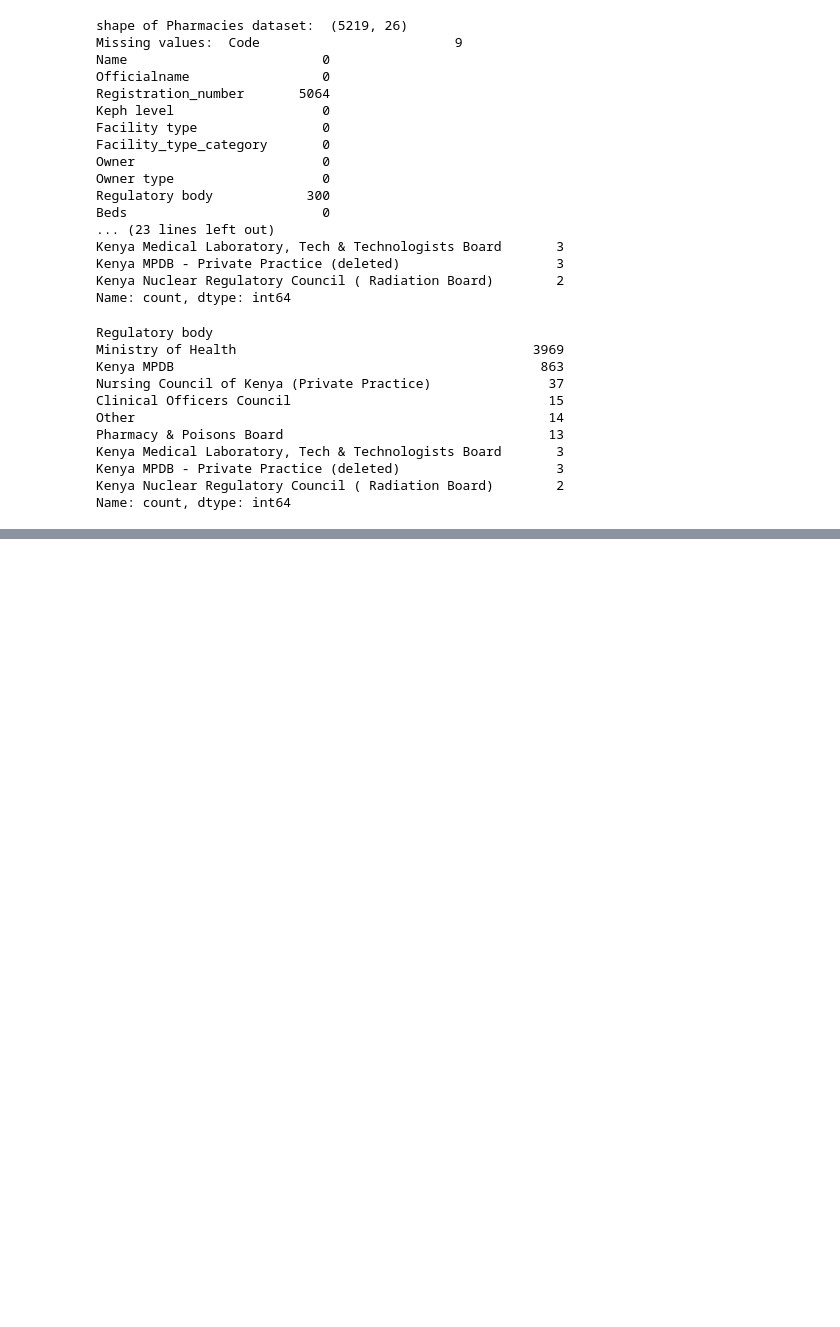
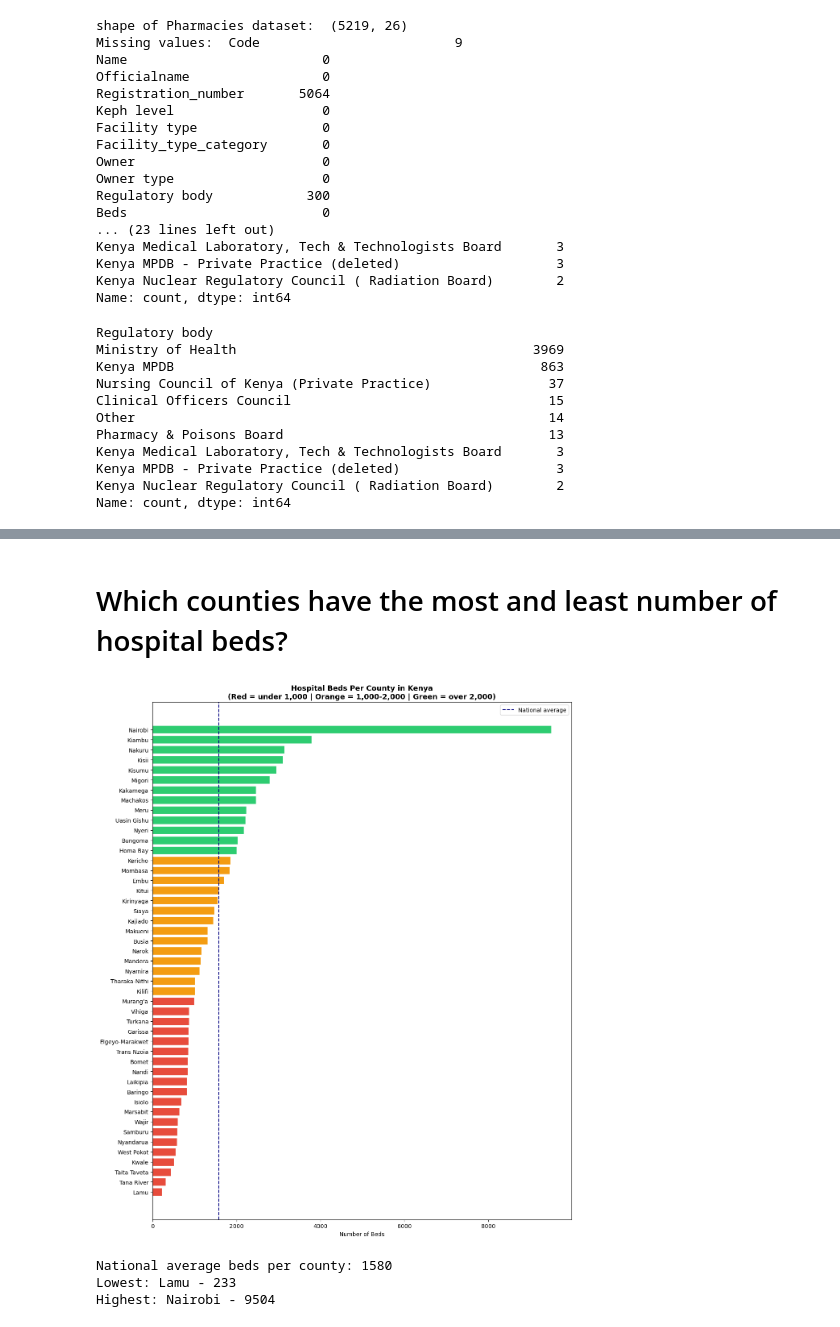
Before and after one commit to mercy-ndungu/kenya-health-fairness-audit, a Jupyter notebook: notebooks/data_cleaning_and_exploration.ipynb, the cells around one changed output, grey strips where cells are left out. Cells and saved outputs as stored; diff of their text form; code cells hidden in the pictures; blank space fills up the shorter version.

```diff
--- a/notebooks/data_cleaning_and_exploration.ipynb
+++ b/notebooks/data_cleaning_and_exploration.ipynb
@@ -208,0 +351,35 @@ Pharmacies Data Set cleaning steps
+# %% [markdown]
+# Which counties have the most and least number of hospital beds?
+# %%
+
+
+# Remove the national total row for this chart
+county_beds_only = hospital_beds[hospital_beds['Geography'] != 'Kenya'].copy()
+county_beds_only = county_beds_only.sort_values('Number of hospital beds', ascending=True)
+
+plt.figure(figsize=(12, 14))
+colors = ['#e74c3c' if x < 1000 else '#f39c12' if x < 2000 else '#2ecc71'
+          for x in county_beds_only['Number of hospital beds']]
+
+plt.barh(county_beds_only['Geography'],
+         county_beds_only['Number of hospital beds'],
+         color=colors, edgecolor='white')
+
+plt.title('Hospital Beds Per County in Kenya\n(Red = under 1,000 | Orange = 1,000-2,000 | Green = over 2,000)',
+          fontsize=13, fontweight='bold')
+plt.xlabel('Number of Beds')
+plt.axvline(x=county_beds_only['Number of hospital beds'].mean(),
+            color='navy', linestyle='--', label='National average')
+plt.legend()
+plt.tight_layout()
+plt.savefig('../outputs/figures/beds_per_county.png', dpi=150)
+plt.show()
+
+print('National average beds per county:', round(county_beds_only['Number of hospital beds'].mean()))
+print('Lowest:', county_beds_only.iloc[0]['Geography'], '-', county_beds_only.iloc[0]['Number of hospital beds'])
+print('Highest:', county_beds_only.iloc[-1]['Geography'], '-', county_beds_only.iloc[-1]['Number of hospital beds'])
+# %% [output]
+[figure, added]
+National average beds per county: 1580
+Lowest: Lamu - 233
+Highest: Nairobi - 9504
```
Also changed, not shown: parts of 74 cells of this notebook.
